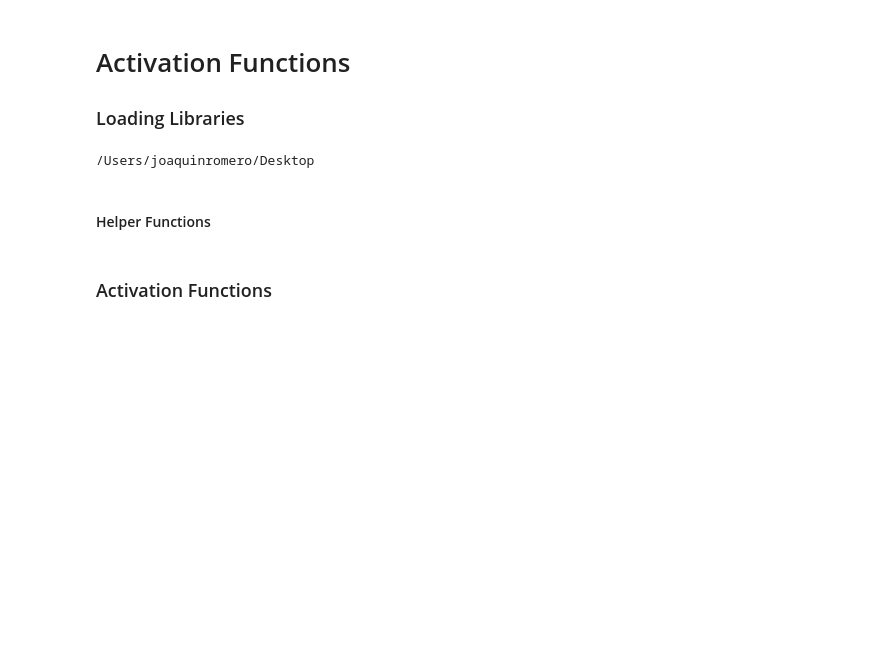
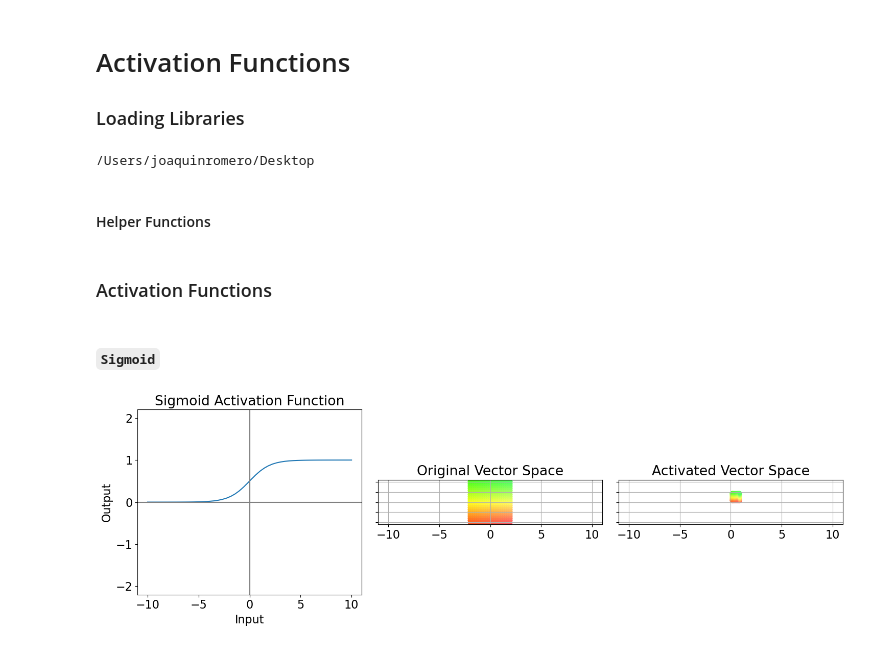
Before and after one commit to joakor89/Modern-Time-Series-Forecasting-with-Python, a Jupyter notebook: chap_11/02_AF.ipynb, the cells around one changed output. Cells and saved outputs as stored; diff of their text form; code cells hidden in the pictures; blank space fills up the shorter version.

Commit message:
Activation functions: approaches

```diff
--- a/chap_11/02_AF.ipynb
+++ b/chap_11/02_AF.ipynb
@@ -109,3 +109,10 @@ xygrid = sample_grid(M =20, x_max=2)
 
 # Map grid coordinates to colors
 colors = list(map(colorizer, xygrid[:,0], xygrid[:,1]))
+# %% [markdown]
+#### `Sigmoid`
+# %%
+fig = plot_grid(torch.nn.functional.sigmoid, "Sigmoid", xygrid, colors)
+plt.savefig("imgs/chapter_11/sigmoid.png")
+# %% [output]
+[figure, added]
```
Also changed, not shown: parts of 10 cells of this notebook.
